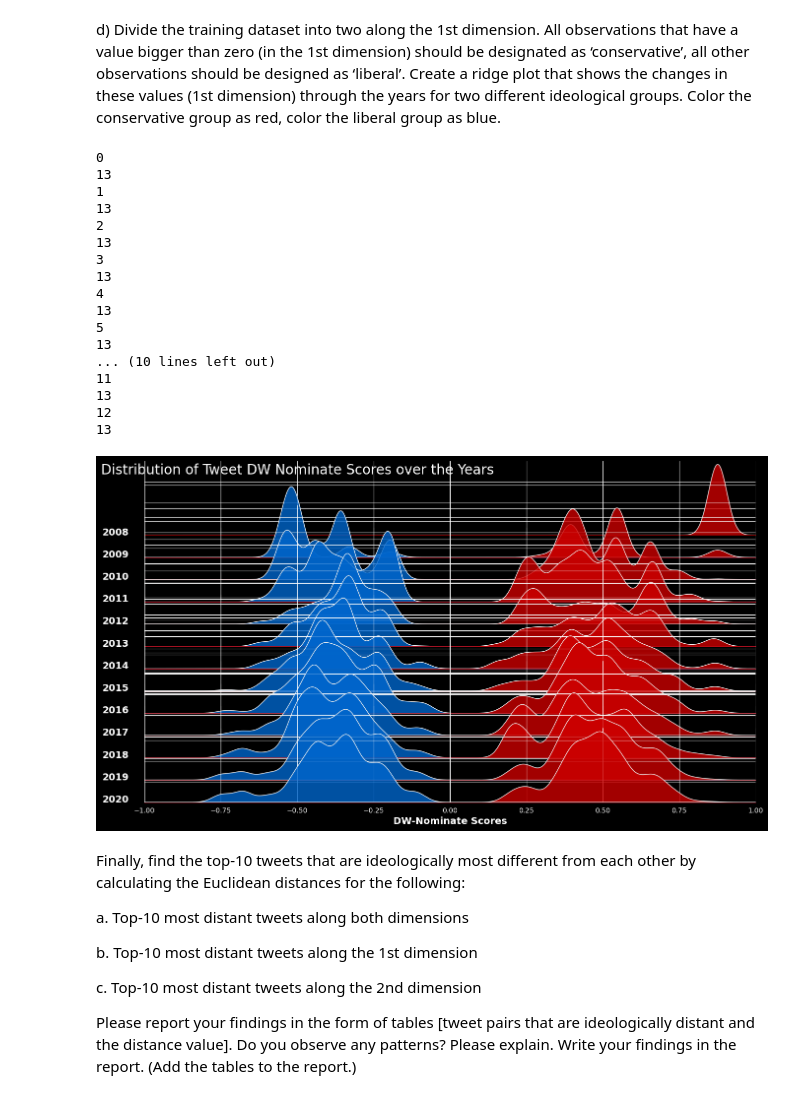
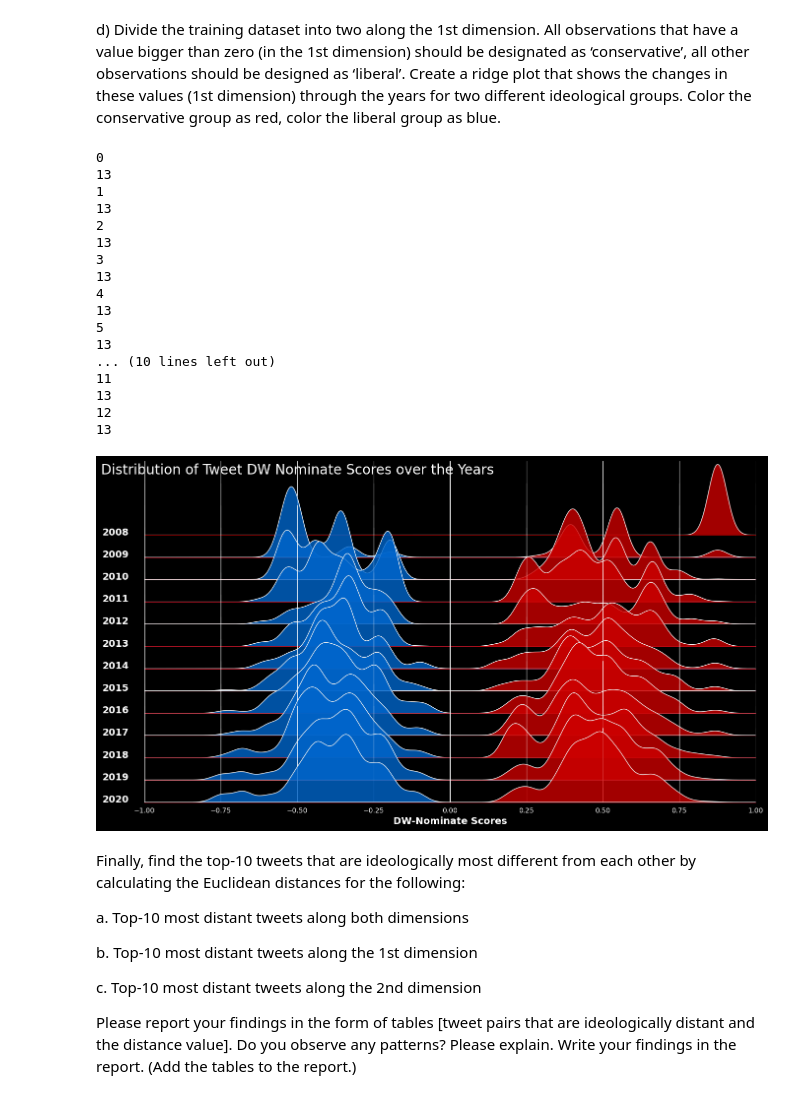
Before and after one commit to justinjli2004-sketch/spring2026, a Jupyter notebook: miniproject/Project_Code.ipynb, the cells around one changed output. Saved outputs shown, nothing was run; the diff lists cells and outputs as text; code cells hidden in the pictures.

```diff
--- a/miniproject/Project_Code.ipynb
+++ b/miniproject/Project_Code.ipynb
@@ -253,7 +188,6 @@ ax_objs = []
 for y in years:
     # creating new axes object
     ax_objs.append(fig.add_subplot(gs[i:i+1, 0:]))
-    y = years[i]
 
     #LIBERAL
     x_lib = np.array(liberal[liberal.year == y].dim1_nominate)
@@ -266,9 +200,9 @@ for y in years:
         ax_objs[-1].plot(x_d_lib, np.exp(logprob_lib),color="#f0f0f0",lw=1)
         ax_objs[-1].fill_between(x_d_lib, np.exp(logprob_lib), alpha=0.8,color=color_lib)
 
+
     #CONSERVATIVE
     x_con = np.array(conservative[conservative.year == y].dim1_nominate)
-
     if(len(x_con > 1)):
         x_d_con = np.linspace(-1,1, 1000)
         kde_con = KernelDensity(bandwidth=0.03, kernel='gaussian')
@@ -289,7 +223,7 @@ for y in years:
     rect.set_alpha(0)
 
     # remove borders, axis ticks, and labels
-    ax_objs[-1].set_yticklabels([])
+    ax_objs[-1].set_yticks([])
 
     if i == len(years)-1:
         ax_objs[-1].set_xlabel("DW-Nominate Scores", fontsize=14,fontweight="bold")
@@ -304,35 +238,36 @@ for y in years:
     y = str(y)
     adj_year = y.replace(" ","\n")
     ax_objs[-1].text(-1.05,0,adj_year,fontweight="bold",fontsize=14,ha="right")
 
+    i += 1
 
-    i += 1
+
 
 gs.update(hspace=-0.7)
 
 fig.text(0.07,0.85,"Distribution of Tweet DW Nominate Scores over the Years",fontsize=20)
 
 plt.tight_layout()
 plt.show()
 # %% [output]
 0
 13
 1
 13
 2
 13
 3
 13
 4
 13
 5
 13
 ... (10 lines left out)
 11
 13
 12
 13
-[figure, old version]
+[figure, new version]
 # %% [markdown]
 Finally, find the top-10 tweets that are ideologically most different from each other by calculating
 the Euclidean distances for the following:
```
Also changed, not shown: parts of 12 cells of this notebook.
